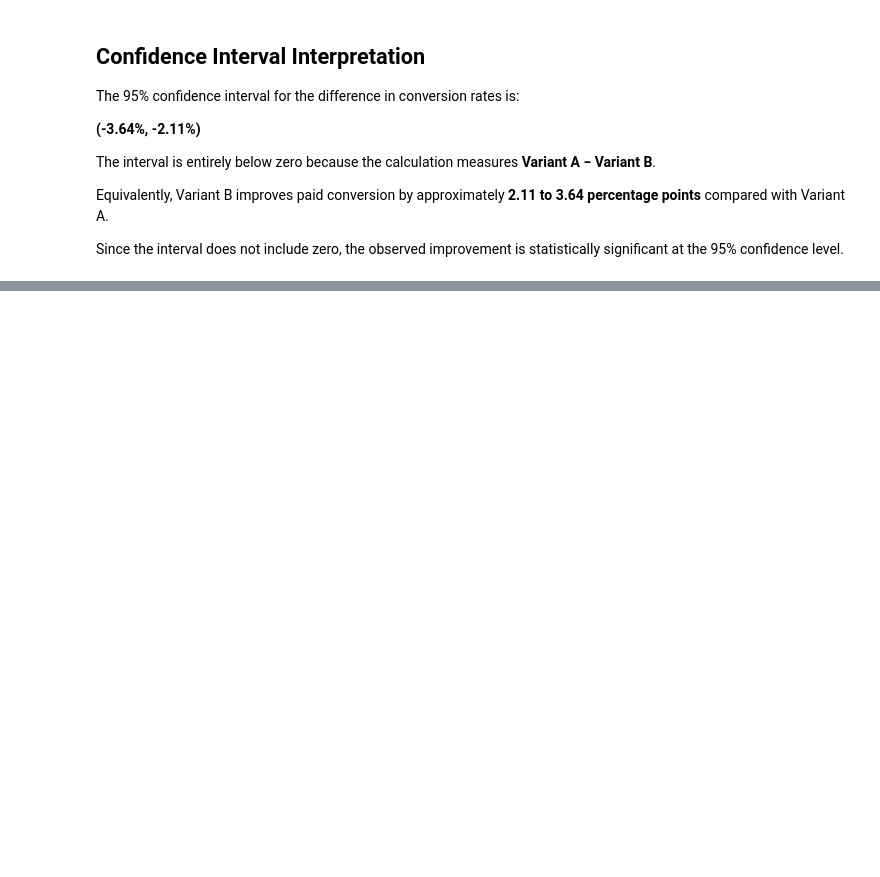
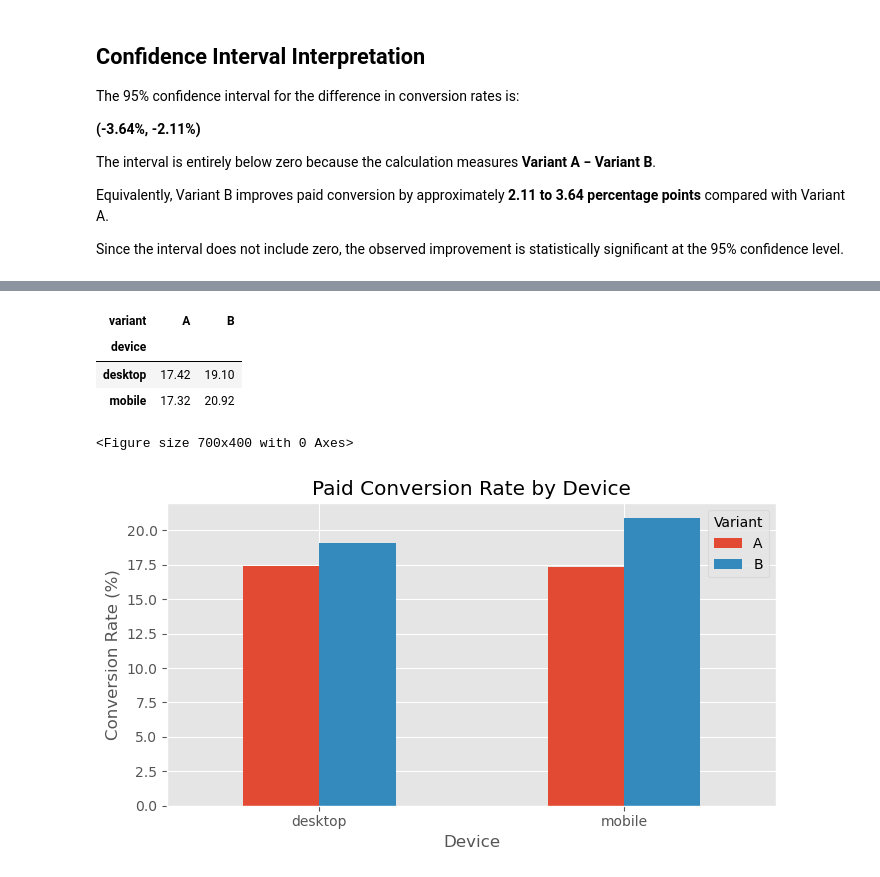
Before and after one commit to naveenraj493/subscription-product-analytics, a Jupyter notebook: statistics/ab_test.ipynb, the cells around one changed output, grey strips where cells are left out. Drawn from its saved outputs; the diff is of its cells as text; code cells hidden in the pictures; blank space fills up the shorter version.

```diff
--- a/statistics/ab_test.ipynb
+++ b/statistics/ab_test.ipynb
@@ -290,0 +325,39 @@ This analysis evaluates whether the improvement is consistent across devices.
+# %%
+device_pivot = (
+    device_summary.pivot(
+        index="device",
+        columns="variant",
+        values="conversion_rate"
+    )
+)
+
+(device_pivot * 100).round(2)
+# %% [output]
+| variant | A | B |
+| device |  |  |
+| desktop | 17.42 | 19.10 |
+| mobile | 17.32 | 20.92 |
+# %%
+plt.figure(figsize=(7,4))
+
+device_pivot.mul(100).plot(
+    kind="bar",
+    figsize=(7,4)
+)
+
+plt.title("Paid Conversion Rate by Device")
+
+plt.xlabel("Device")
+
+plt.ylabel("Conversion Rate (%)")
+
+plt.xticks(rotation=0)
+
+plt.legend(title="Variant")
+
+plt.tight_layout()
+
+plt.show()
+# %% [output]
+<Figure size 700x400 with 0 Axes>
+[figure, added]
```
Also changed, not shown: parts of 22 cells of this notebook, 5 other files.
